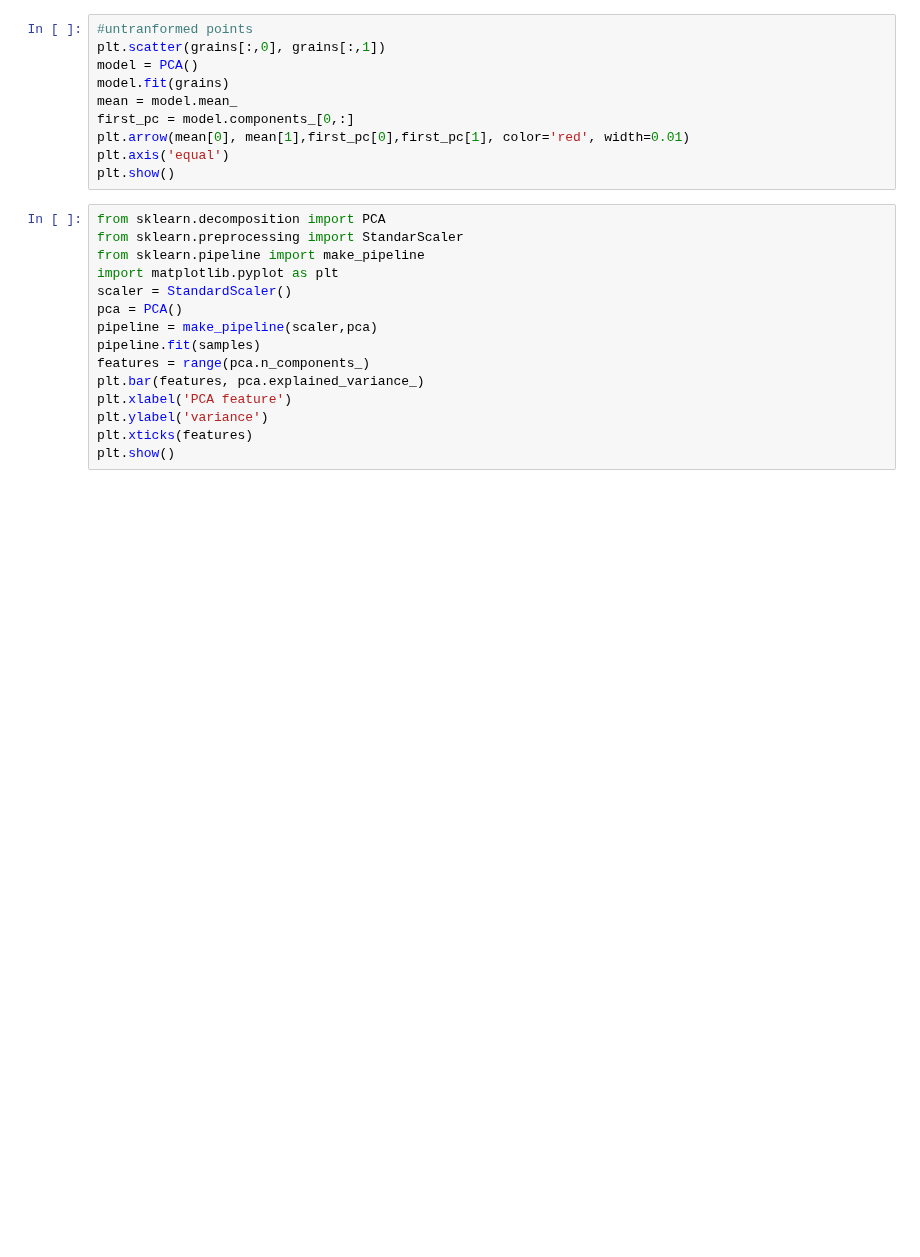
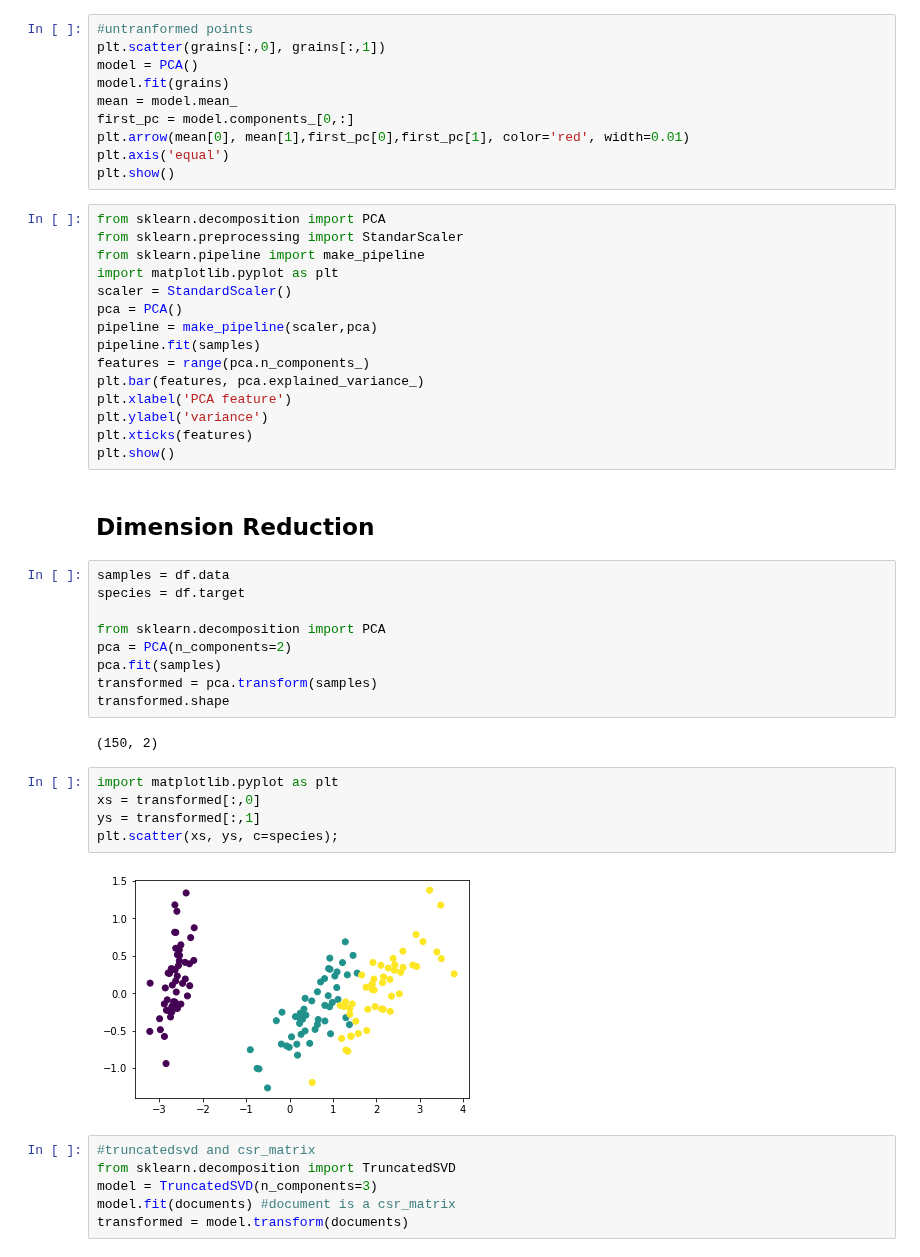
Before and after one commit to ecuerbo/pyprac, a Jupyter notebook: datacamp/unsupervised-learning.ipynb, the cells around one changed output. Cells and saved outputs as stored; diff of their text form; blank space fills up the shorter version.

```diff
--- a/datacamp/unsupervised-learning.ipynb
+++ b/datacamp/unsupervised-learning.ipynb
@@ -350,3 +350,29 @@ plt.xlabel('PCA feature')
 plt.ylabel('variance')
 plt.xticks(features)
 plt.show()
+# %% [markdown]
+## Dimension Reduction
+# %%
+samples = df.data
+species = df.target
+
+from sklearn.decomposition import PCA
+pca = PCA(n_components=2)
+pca.fit(samples)
+transformed = pca.transform(samples)
+transformed.shape
+# %% [output]
+(150, 2)
+# %%
+import matplotlib.pyplot as plt
+xs = transformed[:,0]
+ys = transformed[:,1]
+plt.scatter(xs, ys, c=species);
+# %% [output]
+[figure, added]
+# %%
+#truncatedsvd and csr_matrix
+from sklearn.decomposition import TruncatedSVD
+model = TruncatedSVD(n_components=3)
+model.fit(documents) #document is a csr_matrix
+transformed = model.transform(documents)
```
Also changed, not shown: parts of 6 cells of this notebook.
